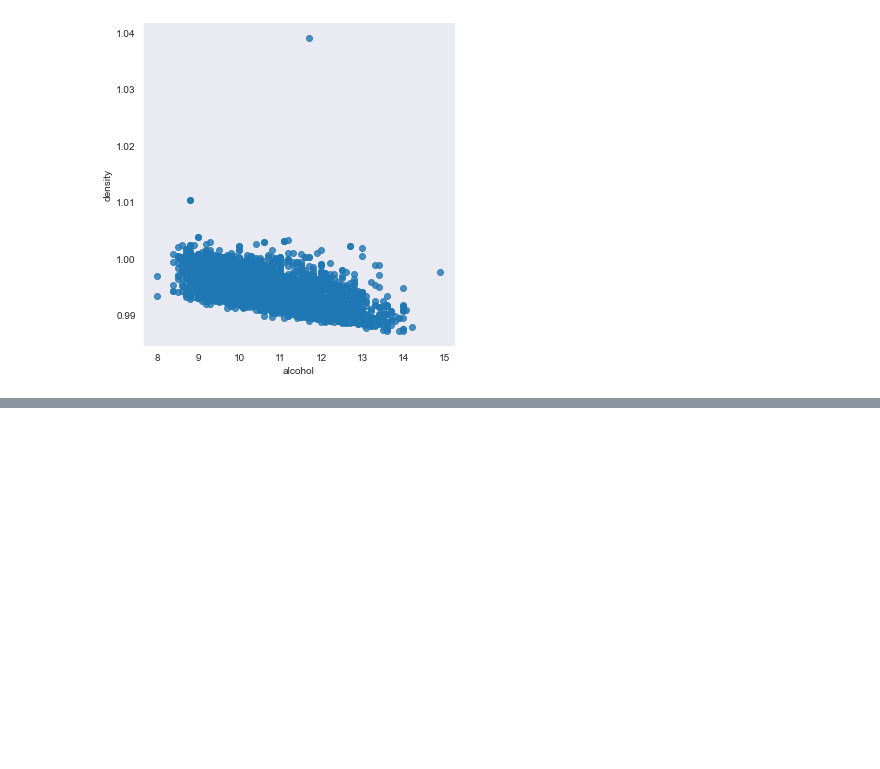
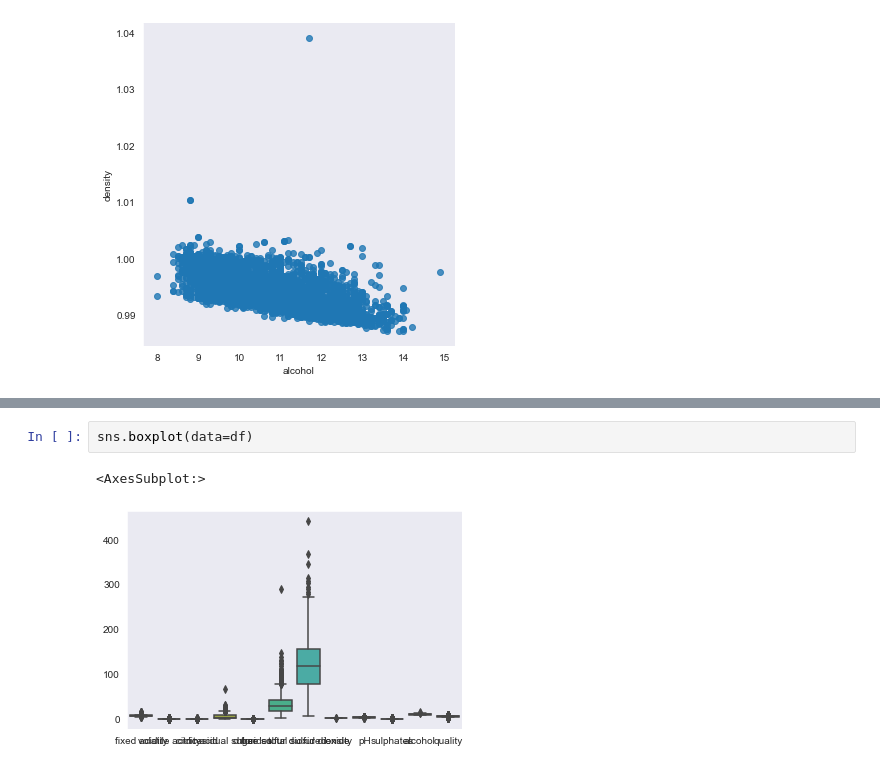
Before and after one commit to espSiyam/Data-Science--Analytics---AI-for-Business---the-Real-World-, a Jupyter notebook: 5.Statistics(Visualization)/1.Visualization.ipynb, the cells around one changed output, grey strips where cells are left out. Saved outputs shown, nothing was run; the diff lists cells and outputs as text; blank space fills up the shorter version.

```diff
--- a/5.Statistics(Visualization)/1.Visualization.ipynb
+++ b/5.Statistics(Visualization)/1.Visualization.ipynb
@@ -133,0 +176,5 @@ sns.lmplot(x='alcohol', y= 'density', data=df, fit_reg=False)
+# %%
+sns.boxplot(data=df)
+# %% [output]
+<AxesSubplot:>
+[figure, added]
```
Also changed, not shown: parts of 11 cells of this notebook.
